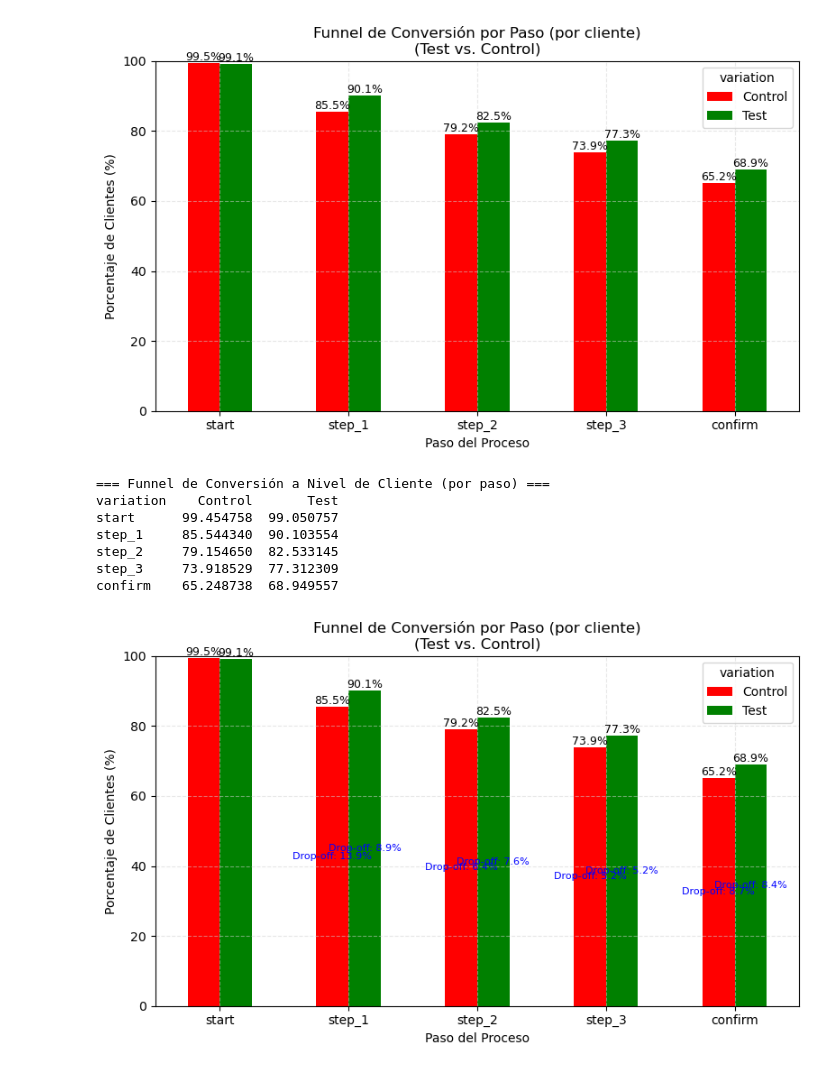
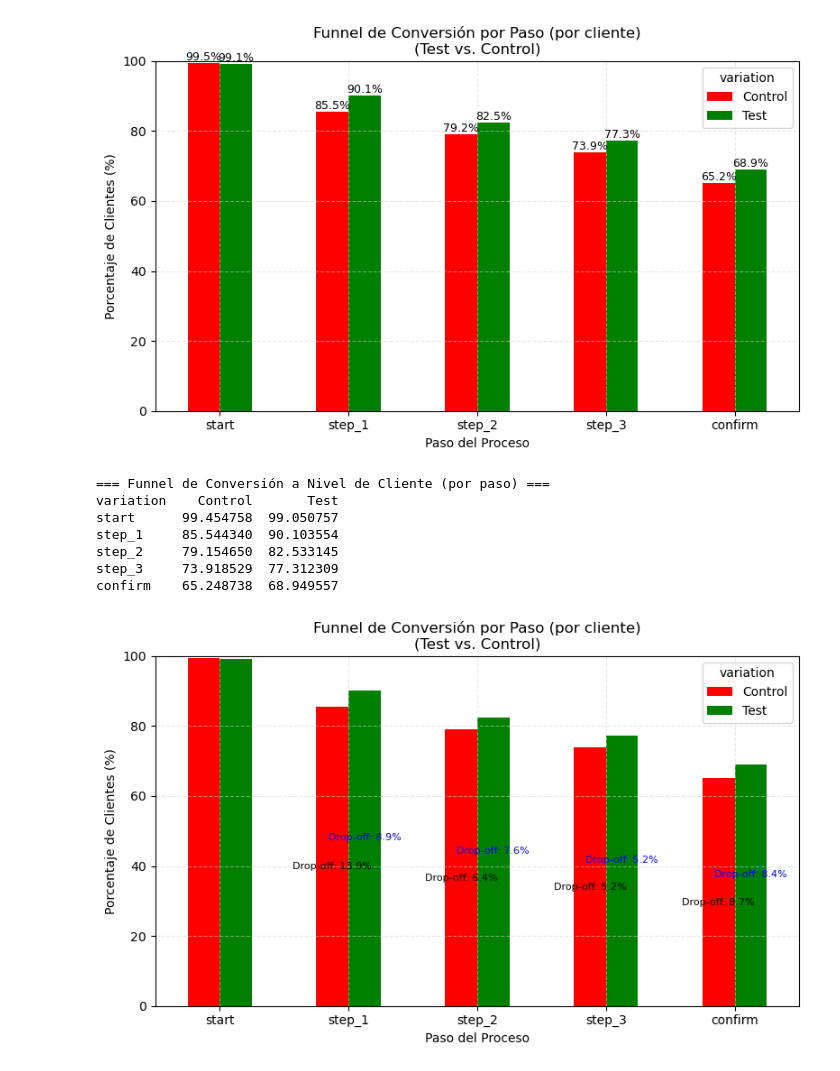
Before and after one commit to jesuserro/eda-testing-vanguard, a Jupyter notebook: src/kpi/1_3_CR_drop-off.ipynb, the cells around one changed output. Drawn from its saved outputs; the diff is of its cells as text; code cells hidden in the pictures.

```diff
--- a/src/kpi/1_3_CR_drop-off.ipynb
+++ b/src/kpi/1_3_CR_drop-off.ipynb
@@ -99,17 +99,13 @@ import matplotlib.pyplot as plt
 # PASO 1: Cargar el DataFrame ya procesado
 # --------------------------------------------------
 df = pd.read_csv("../../data/processed/navegacion_clientes_experimento_limpio.csv")
-
-# Filtrar para incluir sólo clientes de los grupos válidos (Test y Control)
 df = df[df["variation"].isin(["Test", "Control"])].copy()
 
 # --------------------------------------------------
 # PASO 2: Agrupar a nivel de cliente y construir el funnel
 # --------------------------------------------------
-# Definir los pasos del proceso
 steps = ["start", "step_1", "step_2", "step_3", "confirm"]
 
-# Para cada cliente (client_id) y grupo (variation), determinar si alcanzó cada paso.
 client_records = []
 for (variation, client_id), group in df.groupby(["variation", "client_id"]):
     record = {"variation": variation, "client_id": client_id}
@@ -122,78 +118,76 @@ df_clients = pd.DataFrame(client_records)
 # --------------------------------------------------
 # PASO 3: Calcular la tasa de conversión (Completion Rate) por paso
 # --------------------------------------------------
-# Para cada paso, la media de los indicadores booleanos equivale a la proporción de clientes que lo alcanzaron.
 funnel_data = {}
 for step in steps:
     col = step + "_reached"
-    # Se agrupa por variation y se calcula la media
-    prop = df_clients.groupby("variation")[col].mean() * 100  # en porcentaje
+    # Agrupar por variation y calcular la media (proporción de clientes que alcanzaron el paso)
+    prop = df_clients.groupby("variation")[col].mean() * 100  # porcentaje
     funnel_data[step] = prop
 
-# Convertir el diccionario a DataFrame: filas = pasos, columnas = variation
 funnel_df = pd.DataFrame(funnel_data).T
-# Reordenar las filas según el orden de los pasos
+# Reordenar filas según el orden definido en 'steps'
 funnel_df = funnel_df.reindex(steps)
+
+# Seleccionar solo las columnas "Control" y "Test"
+funnel_df = funnel_df[["Control", "Test"]]
 
 print("=== Funnel de Conversión a Nivel de Cliente (por paso) ===")
 print(funnel_df)
 
 # --------------------------------------------------
-# PASO 4: Graficar el funnel de conversión por paso
+# PASO 4: Calcular el drop-off entre pasos
 # --------------------------------------------------
-# Seleccionar solo las columnas "Control" y "Test"
-funnel_df = funnel_df[["Control", "Test"]]
-color_map = {"Control": "red", "Test": "green", "Unknown": "gray"}
-colors = [color_map.get(col, "gray") for col in funnel_df.columns]
+# El drop-off se define como la diferencia (en %) entre el paso anterior y el actual para cada grupo.
+drop_off_df = funnel_df.shift(1) - funnel_df  # Diferencia con la fila anterior
+
+# --------------------------------------------------
+# PASO 5: Graficar el funnel de conversión y anotar el drop-off
+# --------------------------------------------------
+color_map = {"Control": "red", "Test": "green"}
+# Usaremos estos colores para las barras y asignaremos colores distintos para las anotaciones de drop-off:
+annot_color = {"Control": "black", "Test": "blue"}
 
 fig, ax = plt.subplots(figsize=(8, 5))
-funnel_df.plot(kind="bar", ax=ax, color=colors, legend=True)
+funnel_df.plot(kind="bar", ax=ax, color=[color_map.get(col, "gray") for col in funnel_df.columns], legend=True)
 
 ax.set_title("Funnel de Conversión por Paso (por cliente)\n(Test vs. Control)")
 ax.set_xlabel("Paso del Proceso")
 ax.set_ylabel("Porcentaje de Clientes (%)")
 ax.set_ylim(0, 100)
 ax.grid(True, which="major", axis="both", color="lightgray", linestyle="--", alpha=0.5)
 
-# Añadir etiquetas de porcentaje sobre cada barra
-for p in ax.patches:
-    height = p.get_height()
-    if not np.isnan(height):
-        ax.annotate(f"{height:.1f}%",
-                    (p.get_x() + p.get_width()/2, height),
-                    ha="center", va="bottom", fontsize=9)
-
 # --------------------------------------------------
-# PASO 5: Calcular y anotar el drop-off entre pasos
+# PASO 6: Anotar los valores de drop-off en cada barra
 # --------------------------------------------------
-# El drop-off se define como la diferencia (en porcentaje) entre el paso anterior y el actual.
-drop_off_df = funnel_df.shift(1) - funnel_df  # Para cada grupo, diferencia con la fila anterior
-
-# Añadir anotaciones de drop-off para cada variación, desde el segundo paso en adelante.
+# Para cada grupo (cada container) y para cada paso (excepto el primero),
+# colocamos la etiqueta de drop-off con un offset vertical distinto según el grupo.
+offsets = {"Test": 3, "Control": -3}  # offset en puntos porcentuales
 for container, variation in zip(ax.containers, funnel_df.columns):
     for i, rect in enumerate(container):
+        # Saltar la primera barra ya que no hay drop-off para el primer paso
         if i == 0:
-            continue  # No hay drop-off para el primer paso
-        # Obtener el drop-off del DataFrame: en la fila i (corresponde al paso actual)
+            continue
         drop_value = drop_off_df.loc[funnel_df.index[i], variation]
         if pd.notna(drop_value) and drop_value > 0:
-            # Ubicar la anotación en el centro de la barra actual
-            x = rect.get_x() + rect.get_width()/2
-            y = rect.get_y() + rect.get_height()/2
+            # Calcular la posición de la barra
+            x = rect.get_x() + rect.get_width() / 2
+            # Colocar la etiqueta en el centro vertical de la barra + offset (para separar las dos anotaciones)
+            y = rect.get_y() + rect.get_height() / 2 + offsets.get(variation, 0)
             ax.annotate(f"Drop-off: {drop_value:.1f}%",
                         (x, y),
-                        ha="center", va="center", fontsize=8, color="blue")
-
+                        ha="center", va="center", fontsize=8, color=annot_color.get(variation, "blue"))
 
 plt.xticks(rotation=0)
 plt.tight_layout()
+plt.savefig("../../img/cr_drop-off_funnel.png")
 plt.show()
 # %% [output]
 === Funnel de Conversión a Nivel de Cliente (por paso) ===
 variation    Control       Test
 start      99.454758  99.050757
 step_1     85.544340  90.103554
 step_2     79.154650  82.533145
 step_3     73.918529  77.312309
 confirm    65.248738  68.949557
-[figure, old version]
+[figure, new version]
```
Also changed, not shown: 1 other file.
